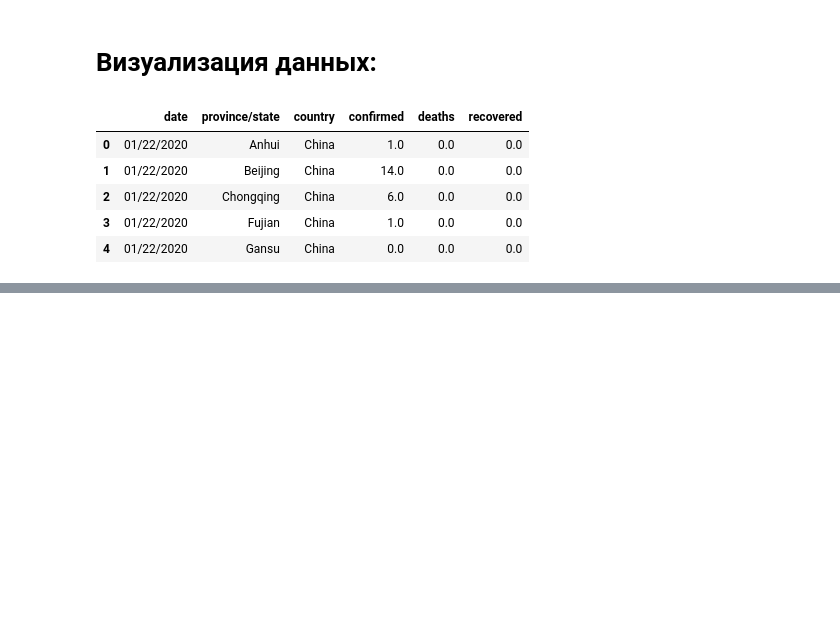
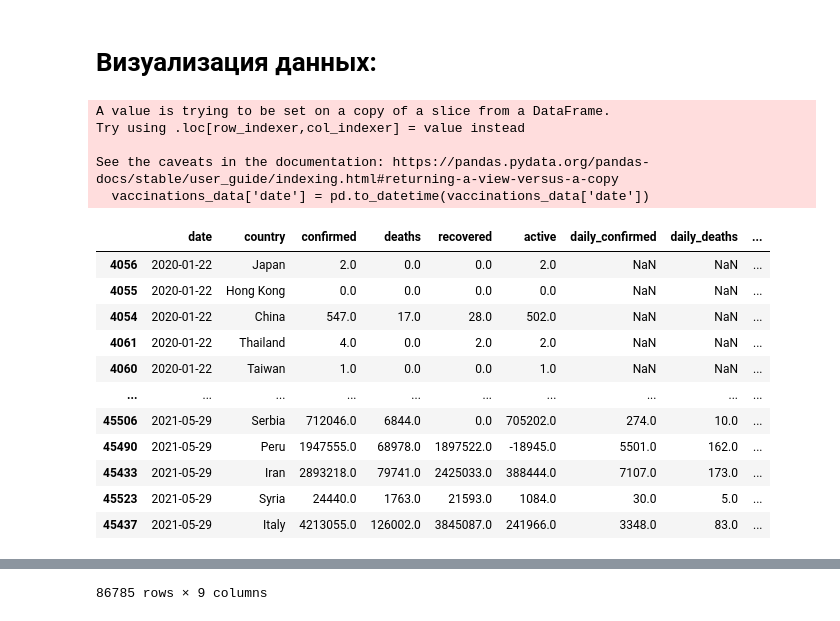
Before and after one commit to Zoozyahub/DataScience, a Jupyter notebook: PY_10 Введение в pandas/practice.ipynb, the cells around one changed output, grey strips where cells are left out. Drawn from its saved outputs; the diff is of its cells as text; code cells hidden in the pictures; blank space fills up the shorter version.

```diff
--- a/PY_10 Введение в pandas/practice.ipynb
+++ b/PY_10 Введение в pandas/practice.ipynb
@@ -514,36 +514,50 @@ covid_vac = pd.read_csv('data/country_vaccinations.csv')
 vaccinations_data = covid_vac[
     ['country', 'date', 'total_vaccinations',
      'people_vaccinated', 'people_vaccinated_per_hundred',
      'people_fully_vaccinated', 'people_fully_vaccinated_per_hundred',
      'daily_vaccinations', 'vaccines']
 ]
 # display(vaccinations_data.head(5))
 
 # Группируем таблицу по дате и названию страны и рассчитываем суммарные показатели по всем регионам. Тем самым переходим от данных по регионам к данным по странам:
 covid_data = covid_data.groupby(
     ['date', 'country'],
     as_index=False
 )[['confirmed', 'deaths', 'recovered']].sum()
 
 # Преобразуем даты в формат datetime с помощью функции pd.to_datetime()
 covid_data['date'] = pd.to_datetime(covid_data['date'])
 
 # Преобразуем даты в формат datetime с помощью функции pd.to_datetime()
 covid_data['active'] = covid_data['confirmed'] - covid_data['deaths'] - covid_data['recovered']
 
 # Создадим признак ежедневного прироста числа заболевших, умерших и выздоровевших людей. Для этого отсортируем данные по названиям стран,
 # а затем по датам. После этого произведём группировку по странам и рассчитаем разницу между «вчера и сегодня» с помощью метода diff():
 covid_data = covid_data.sort_values(by=['country', 'date'])
 covid_data['daily_confirmed'] = covid_data.groupby('country')['confirmed'].diff()
 covid_data['daily_deaths'] = covid_data.groupby('country')['deaths'].diff()
 covid_data['daily_recovered'] = covid_data.groupby('country')['recovered'].diff()
 
 # В таблице vaccinations_data достаточно будет преобразовать столбцы в формат datetime
 vaccinations_data['date'] = pd.to_datetime(vaccinations_data['date'])
+
+
+display(covid_data.sort_values(by='date'))
 # %% [output]
+A value is trying to be set on a copy of a slice from a DataFrame.
+Try using .loc[row_indexer,col_indexer] = value instead
+
+See the caveats in the documentation: https://pandas.pydata.org/pandas-docs/stable/user_guide/indexing.html#returning-a-view-versus-a-copy
+  vaccinations_data['date'] = pd.to_datetime(vaccinations_data['date'])
-|  | date | province/state | country | confirmed | deaths | recovered |
-| 0 | 01/22/2020 | Anhui | China | 1.0 | 0.0 | 0.0 |
-| 1 | 01/22/2020 | Beijing | China | 14.0 | 0.0 | 0.0 |
-| 2 | 01/22/2020 | Chongqing | China | 6.0 | 0.0 | 0.0 |
-| 3 | 01/22/2020 | Fujian | China | 1.0 | 0.0 | 0.0 |
-| 4 | 01/22/2020 | Gansu | China | 0.0 | 0.0 | 0.0 |
+|  | date | country | confirmed | deaths | recovered | active | daily_confirmed | daily_deaths | ... |
+| 4056 | 2020-01-22 | Japan | 2.0 | 0.0 | 0.0 | 2.0 | NaN | NaN | ... |
+| 4055 | 2020-01-22 | Hong Kong | 0.0 | 0.0 | 0.0 | 0.0 | NaN | NaN | ... |
+| 4054 | 2020-01-22 | China | 547.0 | 17.0 | 28.0 | 502.0 | NaN | NaN | ... |
+| 4061 | 2020-01-22 | Thailand | 4.0 | 0.0 | 2.0 | 2.0 | NaN | NaN | ... |
+| 4060 | 2020-01-22 | Taiwan | 1.0 | 0.0 | 0.0 | 1.0 | NaN | NaN | ... |
+| ... | ... | ... | ... | ... | ... | ... | ... | ... | ... |
+| 45506 | 2021-05-29 | Serbia | 712046.0 | 6844.0 | 0.0 | 705202.0 | 274.0 | 10.0 | ... |
+| 45490 | 2021-05-29 | Peru | 1947555.0 | 68978.0 | 1897522.0 | -18945.0 | 5501.0 | 162.0 | ... |
+| 45433 | 2021-05-29 | Iran | 2893218.0 | 79741.0 | 2425033.0 | 388444.0 | 7107.0 | 173.0 | ... |
+| 45523 | 2021-05-29 | Syria | 24440.0 | 1763.0 | 21593.0 | 1084.0 | 30.0 | 5.0 | ... |
+| 45437 | 2021-05-29 | Italy | 4213055.0 | 126002.0 | 3845087.0 | 241966.0 | 3348.0 | 83.0 | ... |
@@ -555,0 +564 @@ vaccinations_data['date'] = pd.to_datetime(vaccinations_data['date'])
+86785 rows × 9 columns
```
Also changed, not shown: parts of 1 cell of this notebook.
